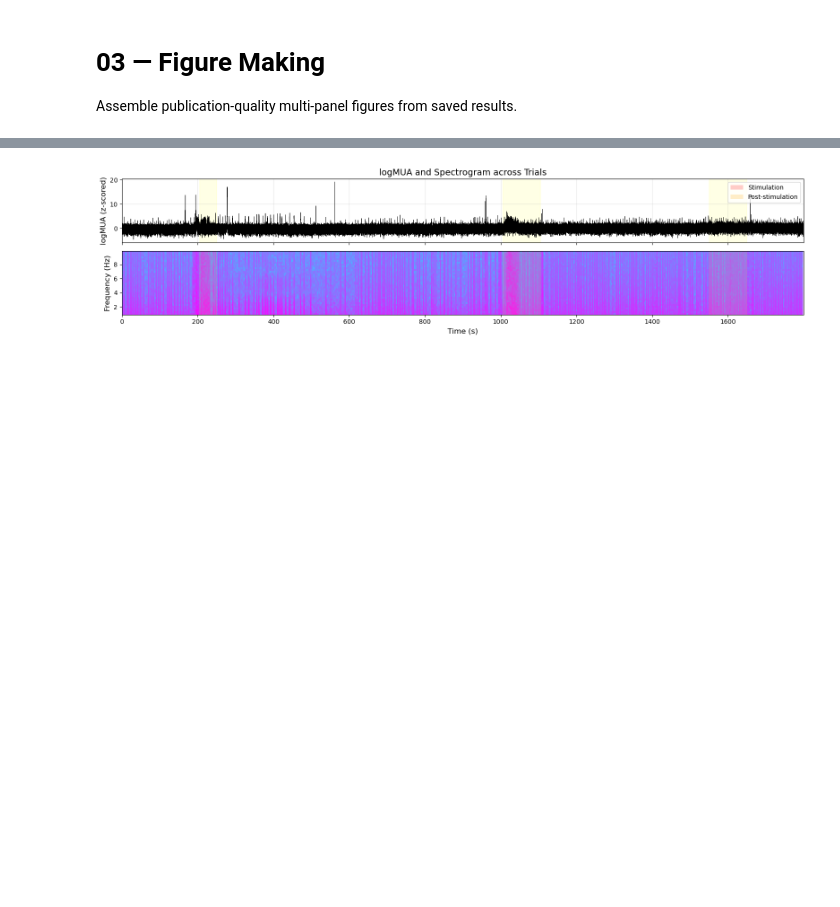
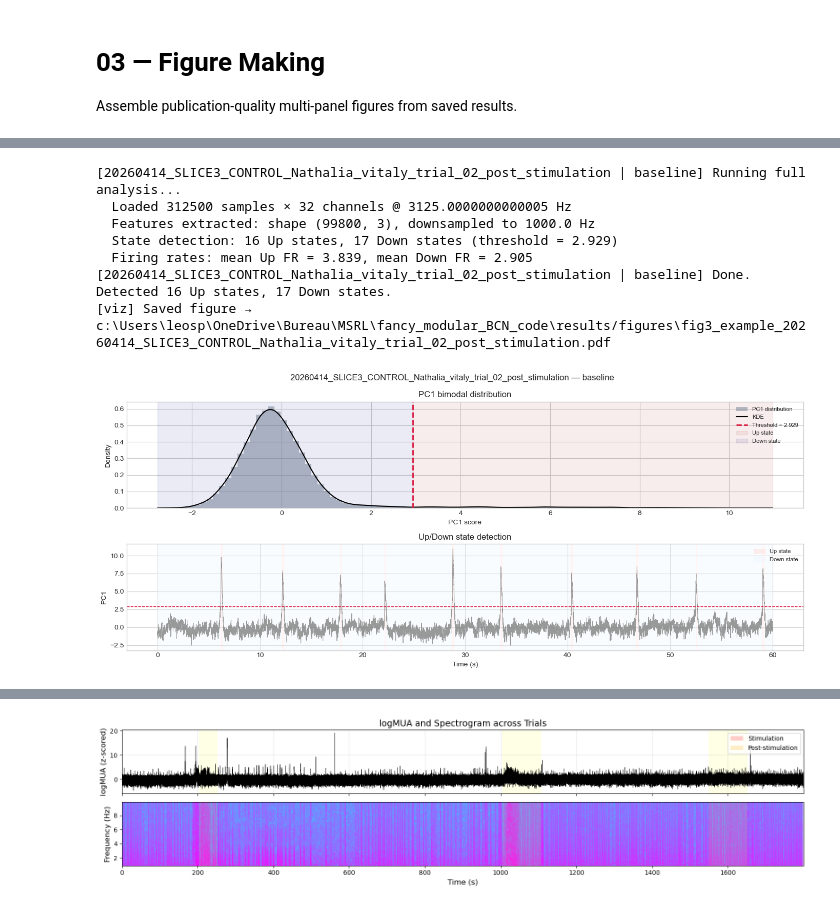
Before and after one commit to leo-sprbr/Barcelona_brain_slice_analysis, a Jupyter notebook: notebooks/03_figure_making.ipynb, the cells around one changed output, grey strips where cells are left out. Saved outputs shown, nothing was run; the diff lists cells and outputs as text; code cells hidden in the pictures; blank space fills up the shorter version.

```diff
--- a/notebooks/03_figure_making.ipynb
+++ b/notebooks/03_figure_making.ipynb
@@ -30,0 +190,7 @@ Run scripts/batch_process_slices.py first to generate results.
+# %%
+from src.data_io import list_h5_files
+
+h5_files = list_h5_files(cfg['paths']['condition_dir'])
+print("Available files:")
+for f in h5_files:
+    print(" ", os.path.basename(f))
@@ -30,0 +210,33 @@ Run scripts/batch_process_slices.py first to generate results.
+# %%
+from src.core.experiment import Experiment
+from src.data_io import list_h5_files
+
+h5_files = list_h5_files(cfg['paths']['condition_dir'])
+
+if h5_files:
+    EXAMPLE_SLICE     = rf"C:\Users\leosp\OneDrive\Bureau\MSRL\fancy_modular_BCN_code\data\condition\{H5_FILENAME}"
+    EXAMPLE_CONDITION = cfg['conditions'][0]
+
+    exp = Experiment(EXAMPLE_SLICE, condition=EXAMPLE_CONDITION, cfg=cfg)
+    exp.run()
+
+    fig, axes = plt.subplots(2, 1, figsize=(14, 6), sharex=False)
+
+    viz.plot_pc1_distribution(exp.pc1, exp.threshold, cfg, ax=axes[0])
+    viz.plot_states_overlay(exp.t_ds, exp.pc1, exp.states,
+                             exp.threshold, cfg, t_range_s=(0, 60), ax=axes[1])
+    fig.suptitle(f'{exp.slice_id} — {EXAMPLE_CONDITION}', fontsize=12)
+    plt.tight_layout()
+    viz.save_figure(fig, f'fig3_example_{exp.slice_id}', cfg)
+    plt.show()
+else:
+    print('No .h5 files found. Add recordings to data/processed/')
+# %% [output]
+[20260414_SLICE3_CONTROL_Nathalia_vitaly_trial_02_post_stimulation | baseline] Running full analysis...
+  Loaded 312500 samples × 32 channels @ 3125.0000000000005 Hz
+  Features extracted: shape (99800, 3), downsampled to 1000.0 Hz
+  State detection: 16 Up states, 17 Down states (threshold = 2.929)
+  Firing rates: mean Up FR = 3.839, mean Down FR = 2.905
+[20260414_SLICE3_CONTROL_Nathalia_vitaly_trial_02_post_stimulation | baseline] Done. Detected 16 Up states, 17 Down states.
+[viz] Saved figure → c:\Users\leosp\OneDrive\Bureau\MSRL\fancy_modular_BCN_code\results/figures\fig3_example_20260414_SLICE3_CONTROL_Nathalia_vitaly_trial_02_post_stimulation.pdf
+[figure, added]
```
Also changed, not shown: parts of 15 cells of this notebook, 5 other files.
